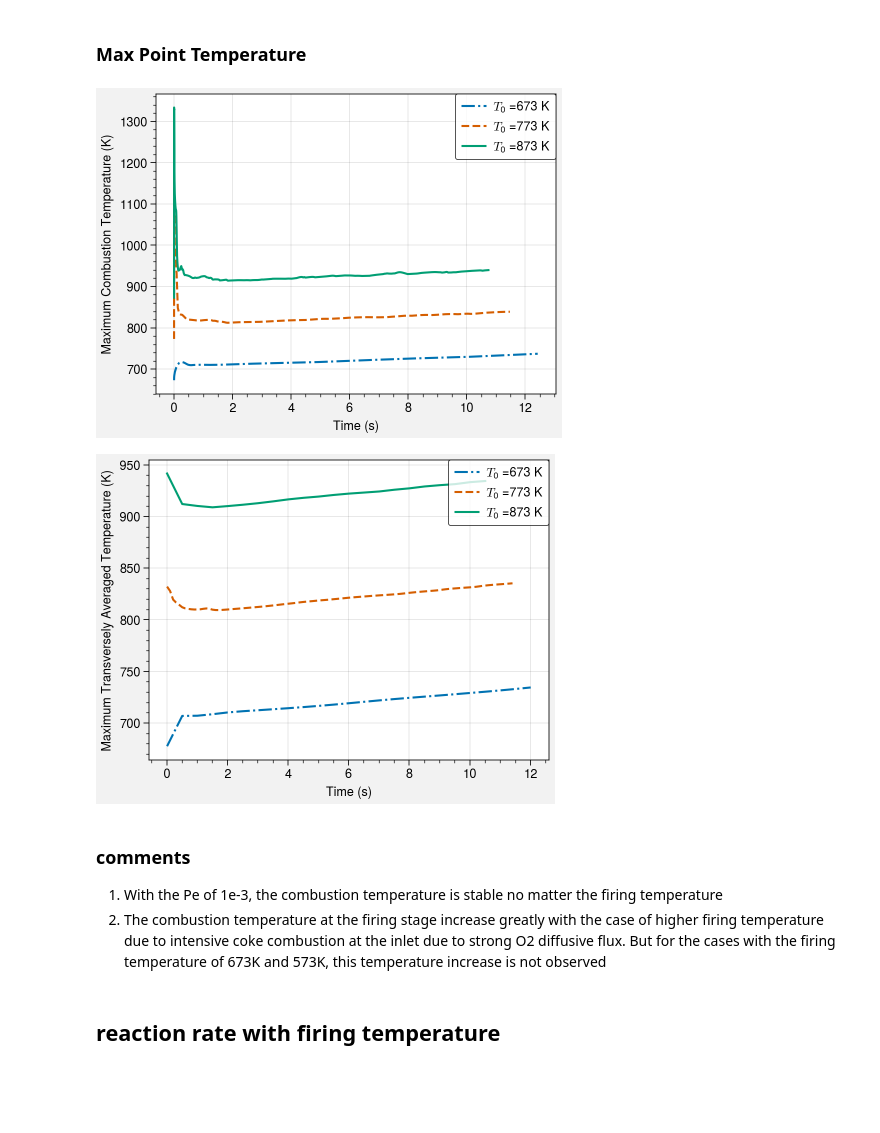
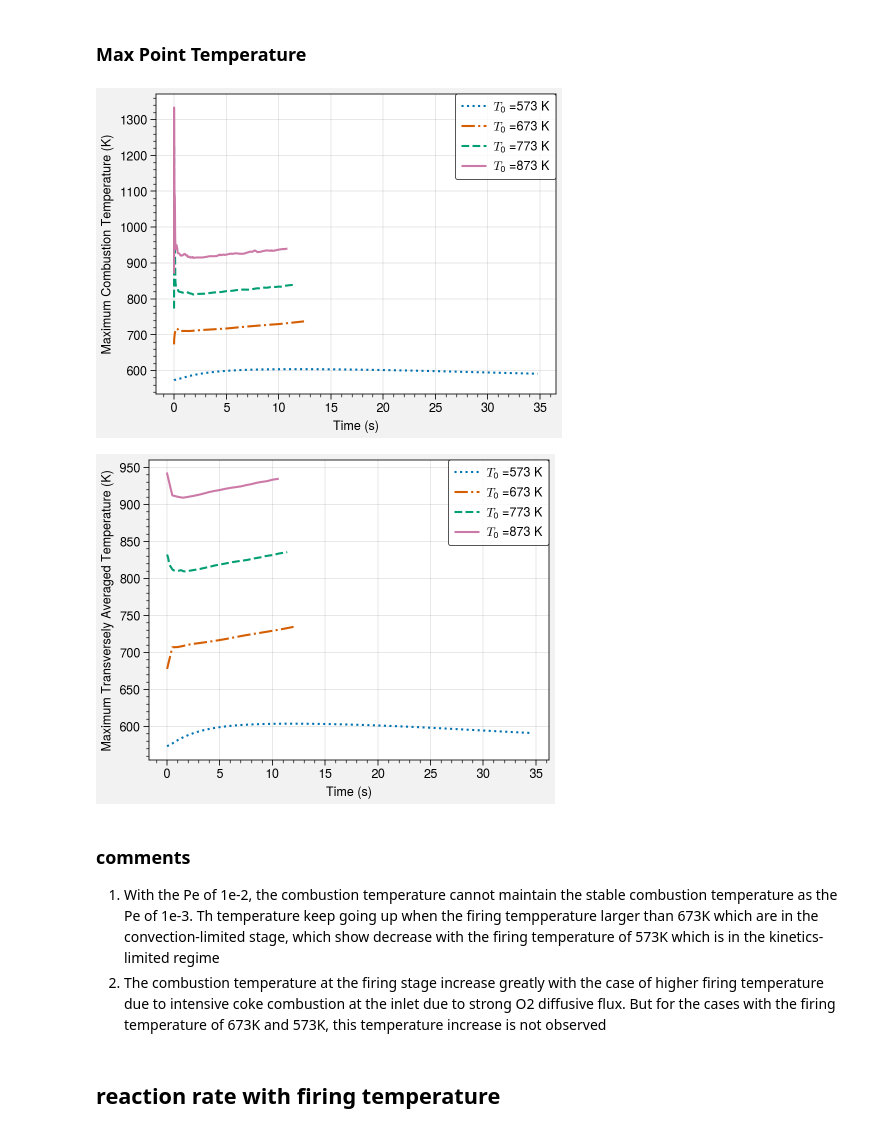
Before and after one commit to anoldfriend0718/openfoam, a Jupyter notebook: run/cokeCombustion/DaAnalysis/Pe1e-2/analysisDaEffect.ipynb, the cells around one changed output. Cells and saved outputs as stored; diff of their text form; code cells hidden in the pictures; blank space fills up the shorter version.

```diff
--- a/run/cokeCombustion/DaAnalysis/Pe1e-2/analysisDaEffect.ipynb
+++ b/run/cokeCombustion/DaAnalysis/Pe1e-2/analysisDaEffect.ipynb
@@ -43,7 +44,7 @@ max time of case_T673: 12.01
 max time of case_T773: 11.41
 max time of case_T873: 10.51
 # %%
-# TMax_file_case_T573="/home/anoldfriend/OpenFOAM/anoldfriend-7/run/cokeCombustion/T573_Pe1e-3/postProcessing/minMaxComponents/9.51/fieldMinMax.dat"
+TMax_file_case_T573="/home/anoldfriend/OpenFOAM/anoldfriend-7/run/cokeCombustion/T573_Pe1e-2/postProcessing/minMaxComponents/0.01/fieldMinMax.dat"
 TMax_file_case_T673="/home/anoldfriend/OpenFOAM/anoldfriend-7/run/cokeCombustion/T673_Pe1e-2/postProcessing/minMaxComponents/0.01/fieldMinMax.dat"
 TMax_file_case_T773="/home/anoldfriend/OpenFOAM/anoldfriend-7/run/cokeCombustion/T773_Pe1e-2/postProcessing/minMaxComponents/0/fieldMinMax.dat"
 TMax_file_case_T873="/home/anoldfriend/OpenFOAM/anoldfriend-7/run/cokeCombustion/T873_Pe1e-2/postProcessing/minMaxComponents/0.01/fieldMinMax.dat"
@@ -53,23 +54,23 @@ TMax_file_case_T873="/home/anoldfriend/OpenFOAM/anoldfriend-7/run/cokeCombustion
 ### Max Point Temperature
 # %%
 sampling_rate=100
-# df_maxT_case_T573=pyFigure.read_min_max_field(TMax_file_case_T573,sampling_rate,'T')
+df_maxT_case_T573=pyFigure.read_min_max_field(TMax_file_case_T573,sampling_rate,'T')
 df_maxT_case_T673=pyFigure.read_min_max_field(TMax_file_case_T673,sampling_rate,'T')
 df_maxT_case_T773=pyFigure.read_min_max_field(TMax_file_case_T773,sampling_rate,'T')
 df_maxT_case_T873=pyFigure.read_min_max_field(TMax_file_case_T873,sampling_rate,'T')
 
 fig, ax = plot.subplots( aspect=(4, 3), axwidth=4)
-# ax.plot(df_maxT_case_T573["Time"],df_maxT_case_T573["max"],label="$\mathit{T}_{0}$ =573 K",ls=":")
+ax.plot(df_maxT_case_T573["Time"],df_maxT_case_T573["max"],label="$\mathit{T}_{0}$ =573 K",ls=":")
 
 ax.plot(df_maxT_case_T673["Time"],df_maxT_case_T673["max"],label="$\mathit{T}_{0}$ =673 K",ls="-.")
 
 ax.plot(df_maxT_case_T773["Time"],df_maxT_case_T773["max"],label="$\mathit{T}_{0}$ =773 K",ls="--")
 
 ax.plot(df_maxT_case_T873["Time"],df_maxT_case_T873["max"],label="$\mathit{T}_{0}$ =873 K",ls="-")
 
 ax.legend(loc="upper right", ncol=1, fancybox=True)
 ax.format( xlabel="Time (s)",
            ylabel="Maximum Combustion Temperature (K)", )
 # %% [output]
-[figure, old version]
+[figure, new version]
 # %%
@@ -87,7 +88,7 @@ df_combined_case_T773=pyCompute.computeMaxTemperatureAndOutletO2ConcHistory(max_
 df_combined_case_T873=pyCompute.computeMaxTemperatureAndOutletO2ConcHistory(max_component_file_case_T873,os.path.join(case_T873,transverse_data_folder))
 # %%
 fig, ax = plot.subplots( aspect=(4, 3), axwidth=4)
-# ax.plot(df_combined_case_T573["Time"],df_combined_case_T573["Transverse_Tmax"],label="$\mathit{T}_{0}$ =573 K",ls=":")
+ax.plot(df_combined_case_T573["Time"],df_combined_case_T573["Transverse_Tmax"],label="$\mathit{T}_{0}$ =573 K",ls=":")
 
 ax.plot(df_combined_case_T673["Time"],df_combined_case_T673["Transverse_Tmax"],label="$\mathit{T}_{0}$ =673 K",ls="-.")
 
@@ -100,10 +101,10 @@ ax.format( xlabel="Time (s)",
            ylabel="Maximum Transversely Averaged Temperature (K)", )
 fig.savefig('./MaximumTransverselyAveragedTemperature.jpg', dpi=600)
 # %% [output]
-[figure, old version]
+[figure, new version]
 # %% [markdown]
 ### comments
-1. With the Pe of 1e-3, the combustion temperature is stable no matter the firing temperature
+1. With the Pe of 1e-2, the combustion temperature cannot maintain the stable combustion temperature as the Pe of 1e-3. Th temperature keep going up when the firing tempperature larger than 673K which are in the convection-limited stage, which show decrease with the firing temperature of 573K which is in the kinetics-limited regime
 2. The combustion temperature at the firing stage increase greatly with the case of higher firing temperature due to intensive coke combustion at the inlet due to strong O2 diffusive flux. But for the cases with the firing temperature of 673K and 573K, this temperature increase is not observed
 # %% [markdown]
 ## reaction rate with firing temperature
```
Also changed, not shown: parts of 11 cells of this notebook, 49 other files.
